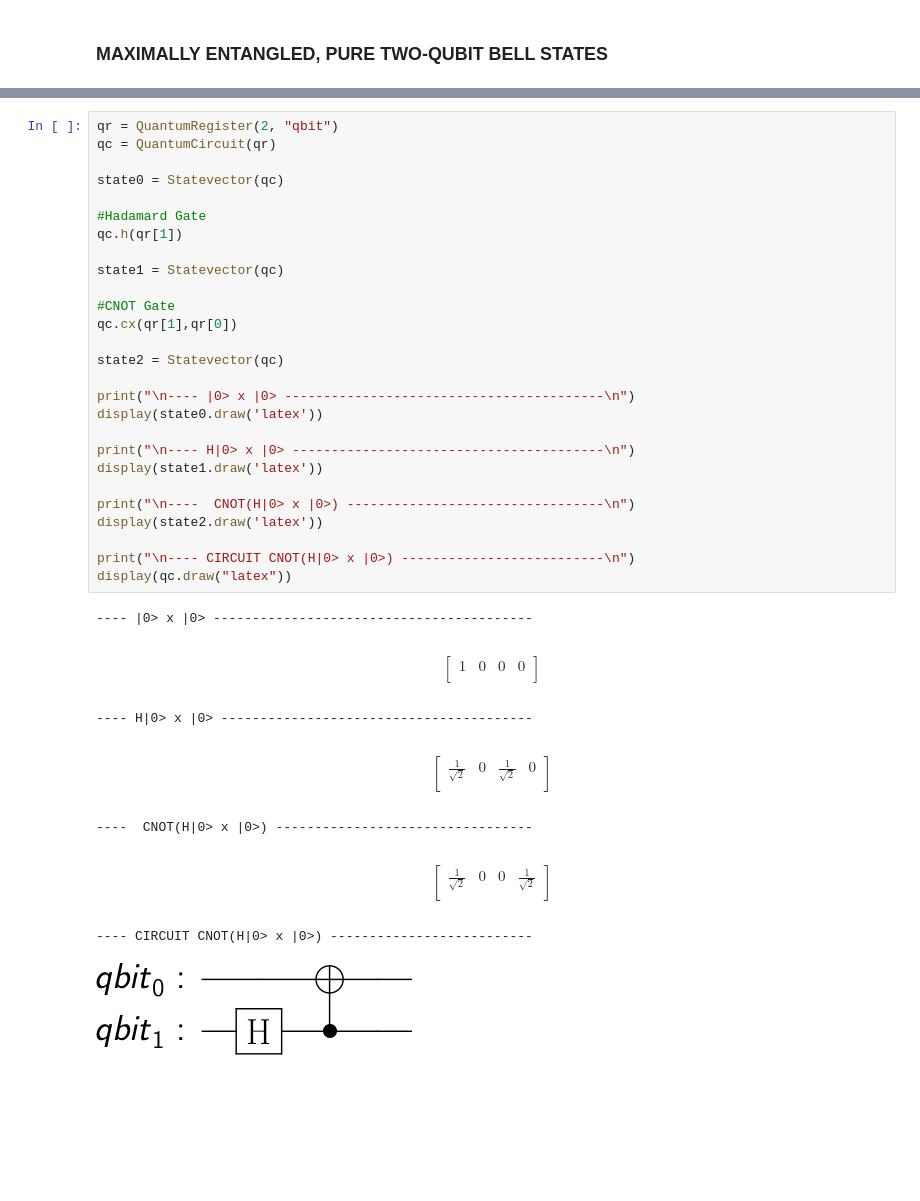
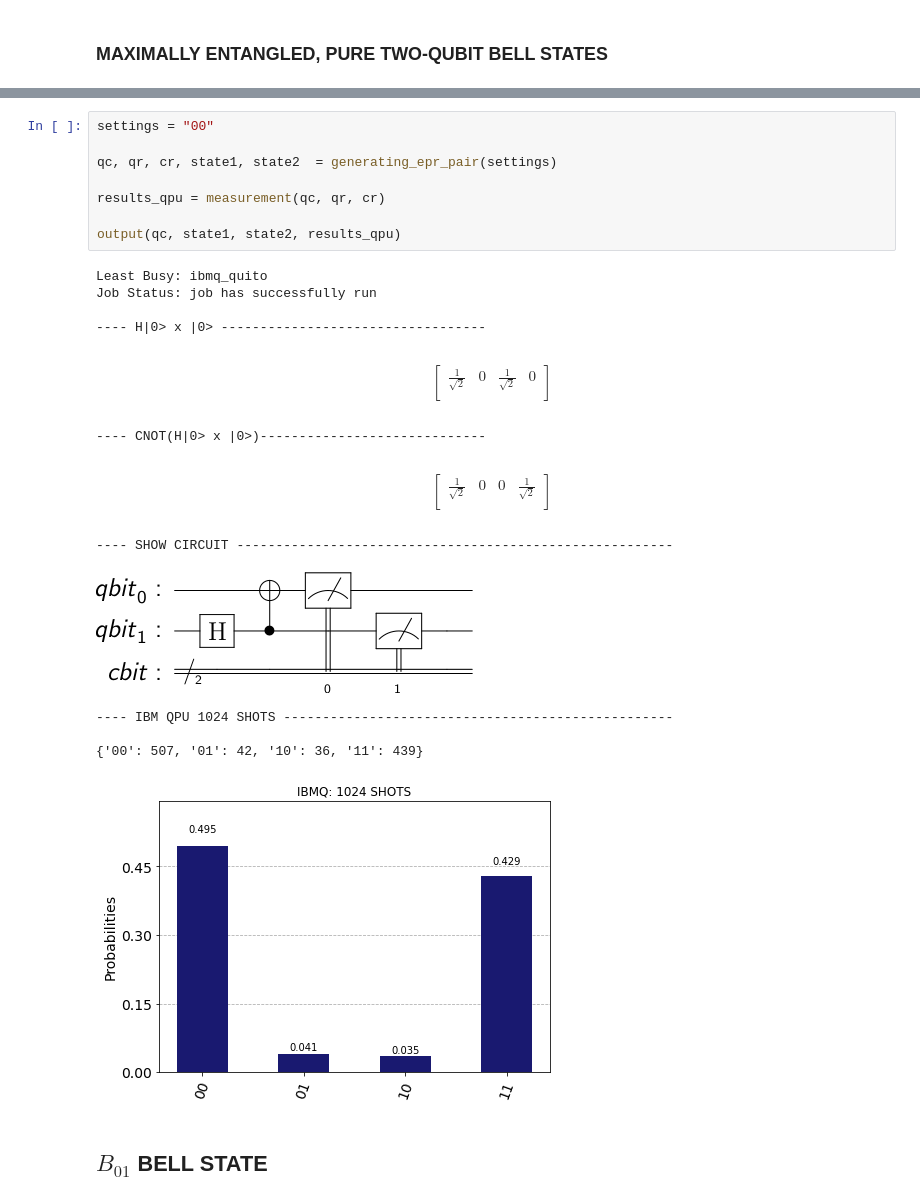
Before and after one commit to katarzynamay/Entanglement-and-Teleportation, a Jupyter notebook: Bells.ipynb, the cells around one changed output, grey strips where cells are left out. Drawn from its saved outputs; the diff is of its cells as text; blank space fills up the shorter version.

Commit message:
feat: qpu - state reducing

```diff
--- a/Bells.ipynb
+++ b/Bells.ipynb
@@ -101,49 +179,33 @@ $ CNOT \frac{1}{\sqrt{2}} \big( \vert 0 0 \rangle + \vert 1 0\rangle \big) =  \f
 # %%
-qr = QuantumRegister(2, "qbit")
-qc = QuantumCircuit(qr)
+settings = "00"
 
-state0 = Statevector(qc)
+qc, qr, cr, state1, state2  = generating_epr_pair(settings)
 
-#Hadamard Gate
-qc.h(qr[1])
+results_qpu = measurement(qc, qr, cr)
 
-state1 = Statevector(qc)
-
-#CNOT Gate
-qc.cx(qr[1],qr[0])
-
-state2 = Statevector(qc)
-
-print("\n---- |0> x |0> -----------------------------------------\n")
-display(state0.draw('latex'))
-
-print("\n---- H|0> x |0> ----------------------------------------\n")
-display(state1.draw('latex'))
-
-print("\n----  CNOT(H|0> x |0>) ---------------------------------\n")
-display(state2.draw('latex'))
-
-print("\n---- CIRCUIT CNOT(H|0> x |0>) --------------------------\n")
-display(qc.draw("latex"))
+output(qc, state1, state2, results_qpu)
 # %% [output]
----- |0> x |0> -----------------------------------------
+Least Busy: ibmq_quito
+Job Status: job has successfully run
+
+---- H|0> x |0> ----------------------------------
 $$
 \begin{bmatrix}
-1 & 0 & 0 & 0  \\
+\tfrac{1}{\sqrt{2}} & 0 & \tfrac{1}{\sqrt{2}} & 0  \\
  \end{bmatrix}
 $$
----- H|0> x |0> ----------------------------------------
+---- CNOT(H|0> x |0>)-----------------------------
 $$
 \begin{bmatrix}
-\tfrac{1}{\sqrt{2}} & 0 & \tfrac{1}{\sqrt{2}} & 0  \\
+\tfrac{1}{\sqrt{2}} & 0 & 0 & \tfrac{1}{\sqrt{2}}  \\
  \end{bmatrix}
 $$
-----  CNOT(H|0> x |0>) ---------------------------------
+---- SHOW CIRCUIT --------------------------------------------------------
-$$
-\begin{bmatrix}
-\tfrac{1}{\sqrt{2}} & 0 & 0 & \tfrac{1}{\sqrt{2}}  \\
- \end{bmatrix}
-$$
+[figure, new version]
----- CIRCUIT CNOT(H|0> x |0>) --------------------------
+---- IBM QPU 1024 SHOTS --------------------------------------------------
+
+{'00': 507, '01': 42, '10': 36, '11': 439}
-[figure, old version]
+[figure, added]
+# %% [markdown]
+## $ B_{01} $  BELL STATE
 # %% [markdown]
```
Also changed, not shown: parts of 18 cells of this notebook.
